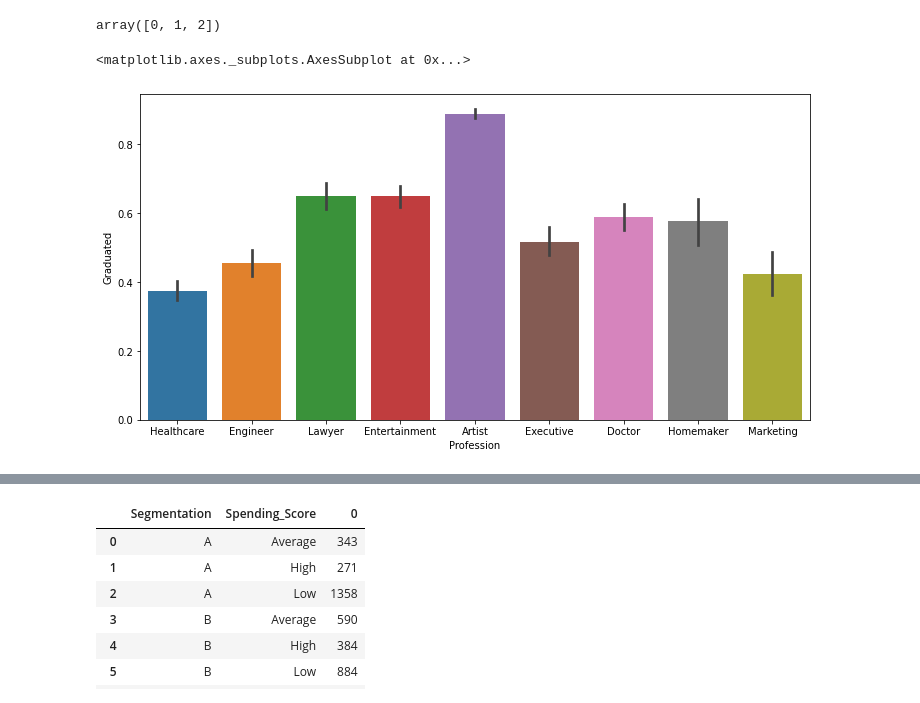
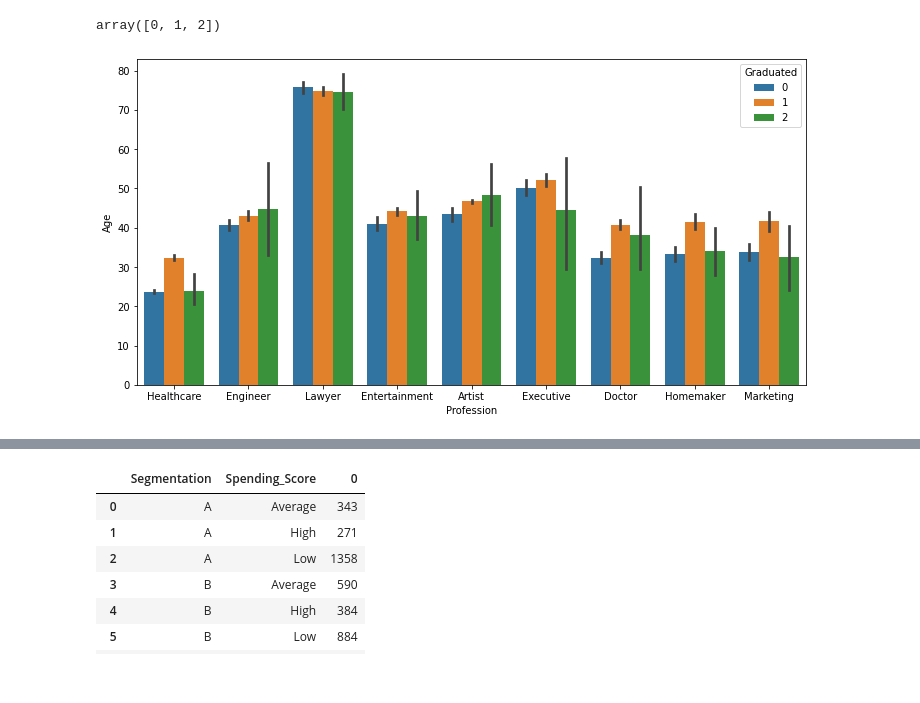
Before and after one commit to Misudhari/Market-Segmentation, a Jupyter notebook: Market_Segmentation_EDA.ipynb, the cells around one changed output, grey strips where cells are left out. Cells and saved outputs as stored; diff of their text form; code cells hidden in the pictures.

```diff
--- a/Market_Segmentation_EDA.ipynb
+++ b/Market_Segmentation_EDA.ipynb
@@ -291,7 +298,8 @@ df['Graduated'].unique()
 # %% [output]
 array([0, 1, 2])
 # %%
-sns.barplot(x="Profession", y ='Graduated', data = df, )
+df[["Profession", "Graduated"]]
+sns.barplot(x="Profession", y ='Age',hue = 'Graduated', data = df, )
+plt.savefig('Graduate Barplot.png')
 # %% [output]
-<matplotlib.axes._subplots.AxesSubplot at 0x...>
-[figure, old version]
+[figure, new version]
```
Also changed, not shown: parts of 11 cells of this notebook.
